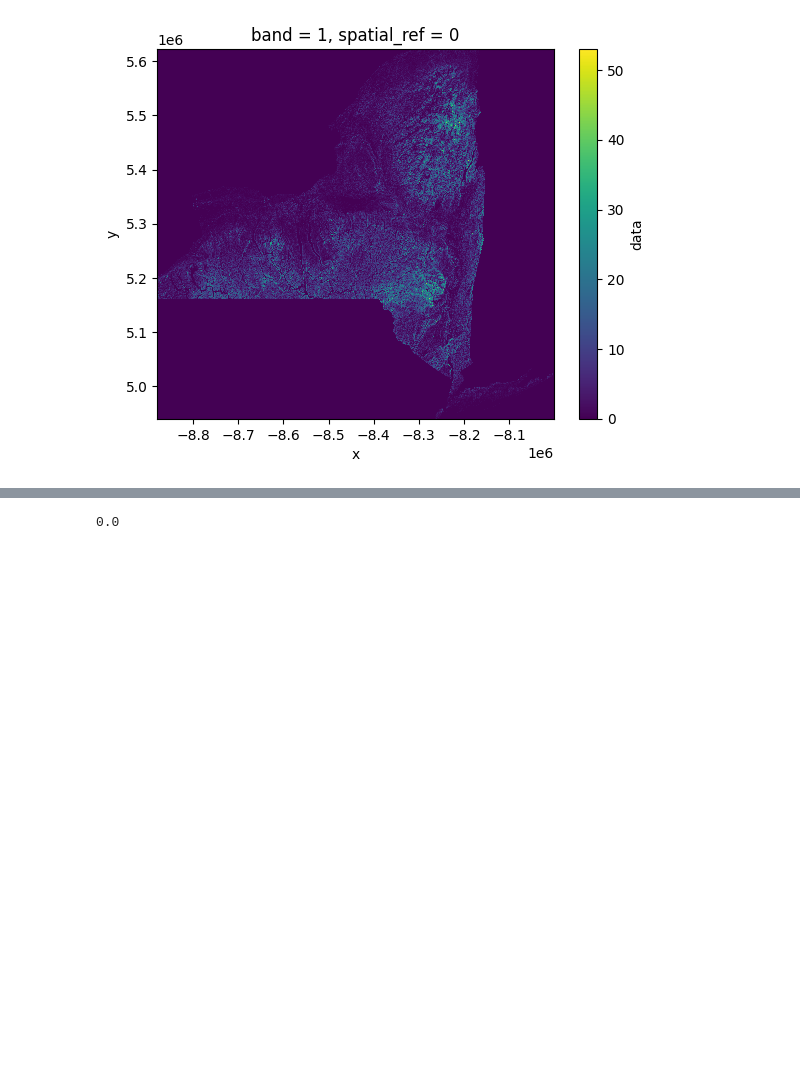
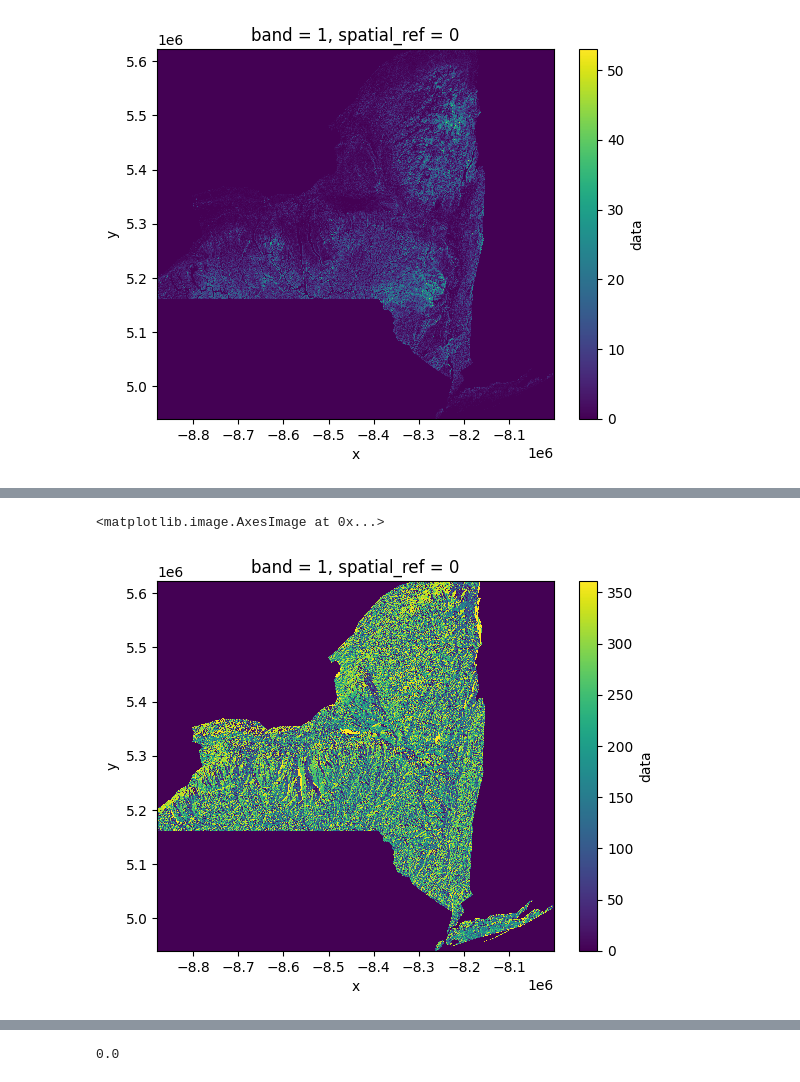
Before and after one commit to uysiri/DATA612-DEEPLEARNING, a Jupyter notebook: create_df.ipynb, the cells around one changed output, grey strips where cells are left out. Drawn from its saved outputs; the diff is of its cells as text; code cells hidden in the pictures; blank space fills up the shorter version.

```diff
--- a/create_df.ipynb
+++ b/create_df.ipynb
@@ -21,0 +54,12 @@ f5.plot.imshow()
+# %%
+sa = rioxarray.open_rasterio("slopeaspect5.tif")
+# rds = rds.squeeze().drop("spatial_ref").drop("band")
+sa.name = "data"
+slope_as = sa.to_dataframe().reset_index()
+slope_as.head(2)
+
+f3 = sa.sel(band=1)
+f3.plot.imshow()
+# %% [output]
+<matplotlib.image.AxesImage at 0x...>
+[figure, added]
```
Also changed, not shown: parts of 5 cells of this notebook.
